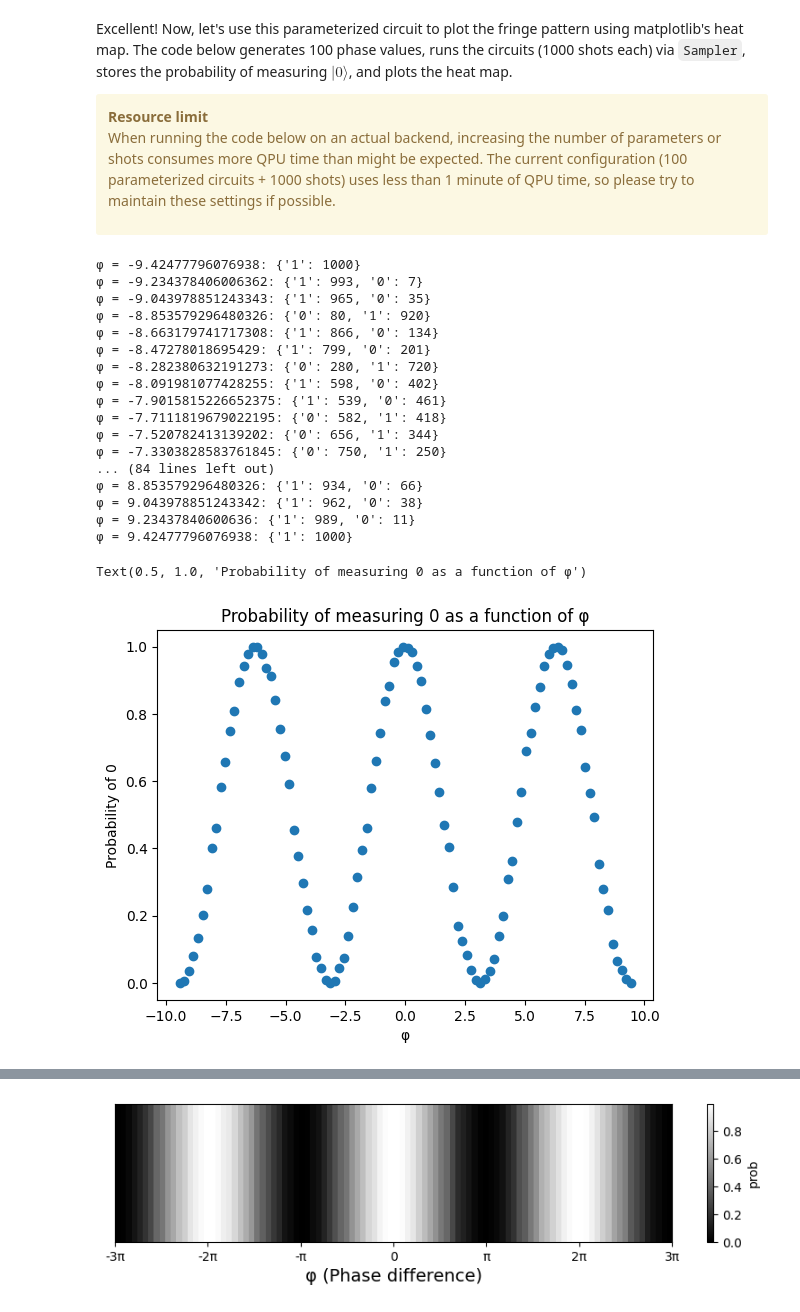
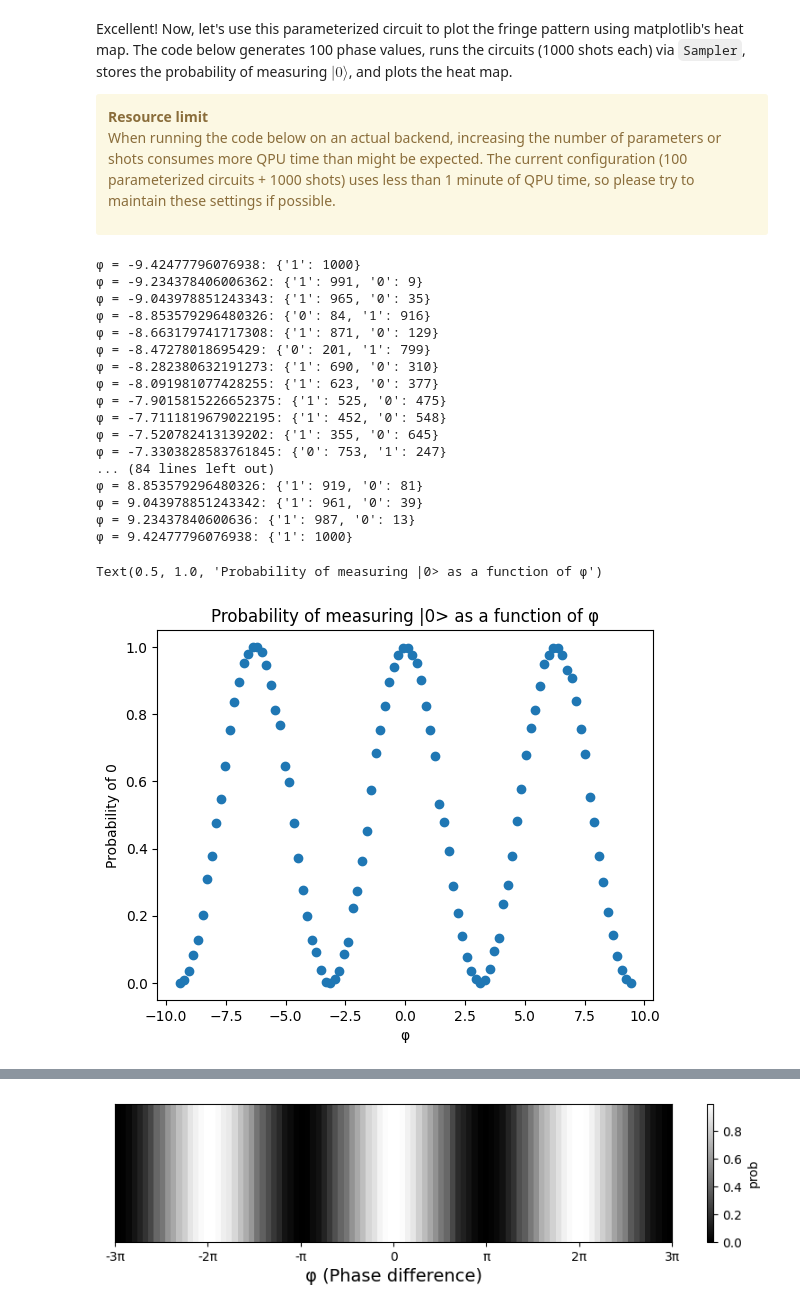
Before and after one commit to Kaustav-007/qgss-2025, a Jupyter notebook: lab-1/lab1.ipynb, the cells around one changed output, grey strips where cells are left out. Cells and saved outputs as stored; diff of their text form; code cells hidden in the pictures.

```diff
--- a/lab-1/lab1.ipynb
+++ b/lab-1/lab1.ipynb
@@ -417,40 +417,40 @@ dist = sampler.run([(qc_isa, φ_lst)], shots=1000).result()[0].data.c_screen
 # %%
 for i  in range(len(φ_lst)):
     result = dist[i].get_counts()
     print(f"φ = {φ_lst[i]}: {result}")
     if '0' in result:
         φ_hit.append(result['0']/1000)
     else:
         φ_hit.append(0)
     if '1' in result:
         φ_hit_1.append(result['1']/1000)
     else:
         φ_hit_1.append(0)
 
 plt.plot(φ_lst, φ_hit, 'o')
 plt.xlabel('φ')
 plt.ylabel('Probability of 0')
-plt.title('Probability of measuring 0 as a function of φ')
+plt.title('Probability of measuring |0> as a function of φ')
 # %% [output]
 φ = -9.42477796076938: {'1': 1000}
-φ = -9.234378406006362: {'1': 993, '0': 7}
+φ = -9.234378406006362: {'1': 991, '0': 9}
 φ = -9.043978851243343: {'1': 965, '0': 35}
-φ = -8.853579296480326: {'0': 80, '1': 920}
-φ = -8.663179741717308: {'1': 866, '0': 134}
-φ = -8.47278018695429: {'1': 799, '0': 201}
-φ = -8.282380632191273: {'0': 280, '1': 720}
-φ = -8.091981077428255: {'1': 598, '0': 402}
-φ = -7.9015815226652375: {'1': 539, '0': 461}
-φ = -7.7111819679022195: {'0': 582, '1': 418}
-φ = -7.520782413139202: {'0': 656, '1': 344}
-φ = -7.3303828583761845: {'0': 750, '1': 250}
+φ = -8.853579296480326: {'0': 84, '1': 916}
+φ = -8.663179741717308: {'1': 871, '0': 129}
+φ = -8.47278018695429: {'0': 201, '1': 799}
+φ = -8.282380632191273: {'1': 690, '0': 310}
+φ = -8.091981077428255: {'1': 623, '0': 377}
+φ = -7.9015815226652375: {'1': 525, '0': 475}
+φ = -7.7111819679022195: {'1': 452, '0': 548}
+φ = -7.520782413139202: {'1': 355, '0': 645}
+φ = -7.3303828583761845: {'0': 753, '1': 247}
 ... (84 lines left out)
-φ = 8.853579296480326: {'1': 934, '0': 66}
-φ = 9.043978851243342: {'1': 962, '0': 38}
-φ = 9.23437840600636: {'1': 989, '0': 11}
+φ = 8.853579296480326: {'1': 919, '0': 81}
+φ = 9.043978851243342: {'1': 961, '0': 39}
+φ = 9.23437840600636: {'1': 987, '0': 13}
 φ = 9.42477796076938: {'1': 1000}
-Text(0.5, 1.0, 'Probability of measuring 0 as a function of φ')
+Text(0.5, 1.0, 'Probability of measuring |0> as a function of φ')
-[figure, old version]
+[figure, new version]
 # %%
 plt.plot(φ_lst, φ_hit_1, 'o')
 plt.xlabel('φ')
```
Also changed, not shown: parts of 26 cells of this notebook.
